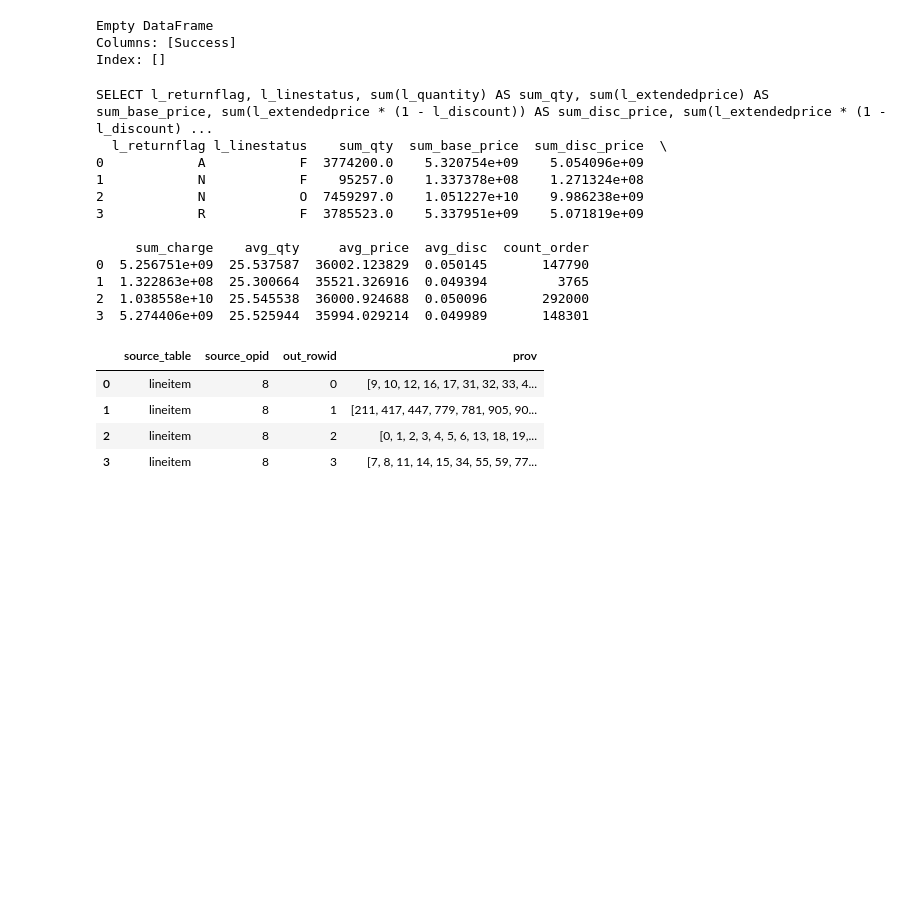
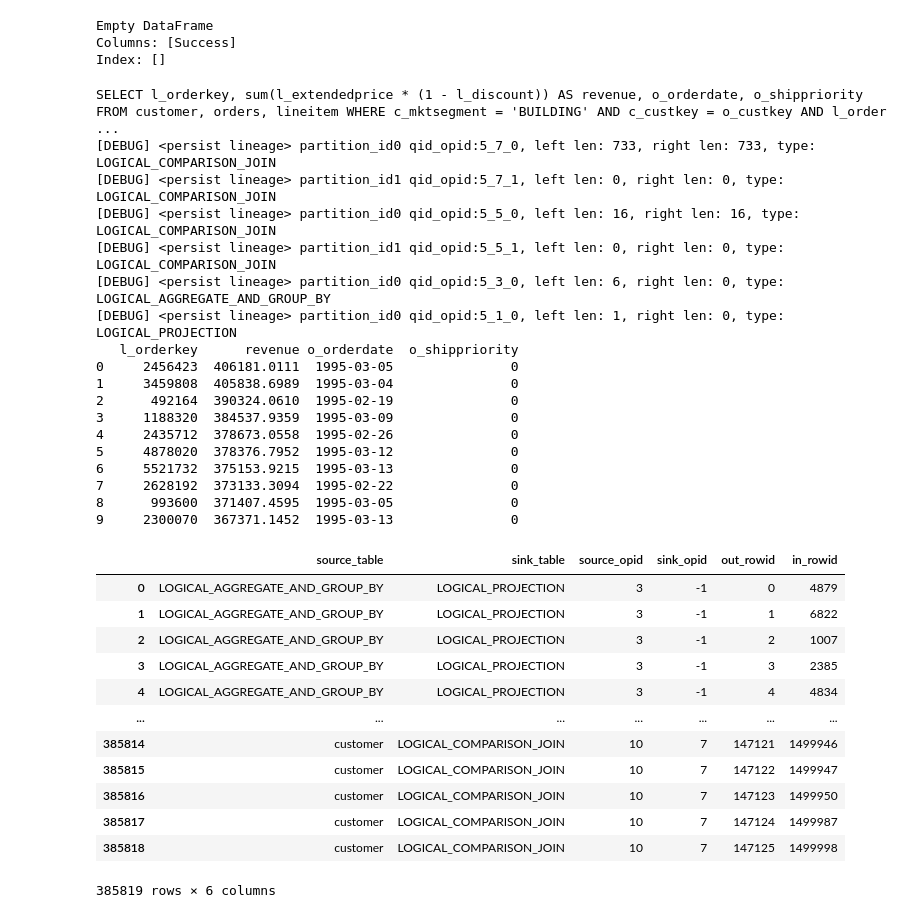
Before and after one commit to haneensa/lineage, a Jupyter notebook: scripts/lineage_api.ipynb, the cells around one changed output. Cells and saved outputs as stored; diff of their text form; code cells hidden in the pictures; blank space fills up the shorter version.

```diff
--- a/scripts/lineage_api.ipynb
+++ b/scripts/lineage_api.ipynb
@@ -64,36 +53,49 @@ Empty DataFrame
 Columns: [Success]
 Index: []
 # %%
-qid = 1
+qid = 3
 qfile = f"../queries/q{str(qid).zfill(2)}.sql"
 text_file = open(qfile, "r")
 query = text_file.read().strip()
 query = ' '.join(query.split())
 text_file.close()
 con.execute("PRAGMA threads=1")
 con.execute("PRAGMA set_debug_lineage(False)")
 con.execute("PRAGMA set_lineage(True)")
 print(query)
 print(con.execute(query).df())
 con.execute("PRAGMA set_lineage(False)")
-#lineage = con.execute("select * from global_lineage()").df()
-#print(lineage)
-con.execute(end2end_lineage).df()
+lineage = con.execute("select * from global_lineage()").df()
+lineage
 # %% [output]
-SELECT l_returnflag, l_linestatus, sum(l_quantity) AS sum_qty, sum(l_extendedprice) AS sum_base_price, sum(l_extendedprice * (1 - l_discount)) AS sum_disc_price, sum(l_extendedprice * (1 - l_discount) ...
-  l_returnflag l_linestatus    sum_qty  sum_base_price  sum_disc_price  \
-0            A            F  3774200.0    5.320754e+09    5.054096e+09
-1            N            F    95257.0    1.337378e+08    1.271324e+08
-2            N            O  7459297.0    1.051227e+10    9.986238e+09
-3            R            F  3785523.0    5.337951e+09    5.071819e+09
-
-     sum_charge    avg_qty     avg_price  avg_disc  count_order
-0  5.256751e+09  25.537587  36002.123829  0.050145       147790
-1  1.322863e+08  25.300664  35521.326916  0.049394         3765
-2  1.038558e+10  25.545538  36000.924688  0.050096       292000
-3  5.274406e+09  25.525944  35994.029214  0.049989       148301
+SELECT l_orderkey, sum(l_extendedprice * (1 - l_discount)) AS revenue, o_orderdate, o_shippriority FROM customer, orders, lineitem WHERE c_mktsegment = 'BUILDING' AND c_custkey = o_custkey AND l_order ...
+[DEBUG] <persist lineage> partition_id0 qid_opid:5_7_0, left len: 733, right len: 733, type: LOGICAL_COMPARISON_JOIN
+[DEBUG] <persist lineage> partition_id1 qid_opid:5_7_1, left len: 0, right len: 0, type: LOGICAL_COMPARISON_JOIN
+[DEBUG] <persist lineage> partition_id0 qid_opid:5_5_0, left len: 16, right len: 16, type: LOGICAL_COMPARISON_JOIN
+[DEBUG] <persist lineage> partition_id1 qid_opid:5_5_1, left len: 0, right len: 0, type: LOGICAL_COMPARISON_JOIN
+[DEBUG] <persist lineage> partition_id0 qid_opid:5_3_0, left len: 6, right len: 0, type: LOGICAL_AGGREGATE_AND_GROUP_BY
+[DEBUG] <persist lineage> partition_id0 qid_opid:5_1_0, left len: 1, right len: 0, type: LOGICAL_PROJECTION
+   l_orderkey      revenue o_orderdate  o_shippriority
+0     2456423  406181.0111  1995-03-05               0
+1     3459808  405838.6989  1995-03-04               0
+2      492164  390324.0610  1995-02-19               0
+3     1188320  384537.9359  1995-03-09               0
+4     2435712  378673.0558  1995-02-26               0
+5     4878020  378376.7952  1995-03-12               0
+6     5521732  375153.9215  1995-03-13               0
+7     2628192  373133.3094  1995-02-22               0
+8      993600  371407.4595  1995-03-05               0
+9     2300070  367371.1452  1995-03-13               0
-|  | source_table | source_opid | out_rowid | prov |
-| 0 | lineitem | 8 | 0 | [9, 10, 12, 16, 17, 31, 32, 33, 4... |
-| 1 | lineitem | 8 | 1 | [211, 417, 447, 779, 781, 905, 90... |
-| 2 | lineitem | 8 | 2 | [0, 1, 2, 3, 4, 5, 6, 13, 18, 19,... |
-| 3 | lineitem | 8 | 3 | [7, 8, 11, 14, 15, 34, 55, 59, 77... |
+|  | source_table | sink_table | source_opid | sink_opid | out_rowid | in_rowid |
+| 0 | LOGICAL_AGGREGATE_AND_GROUP_BY | LOGICAL_PROJECTION | 3 | -1 | 0 | 4879 |
+| 1 | LOGICAL_AGGREGATE_AND_GROUP_BY | LOGICAL_PROJECTION | 3 | -1 | 1 | 6822 |
+| 2 | LOGICAL_AGGREGATE_AND_GROUP_BY | LOGICAL_PROJECTION | 3 | -1 | 2 | 1007 |
+| 3 | LOGICAL_AGGREGATE_AND_GROUP_BY | LOGICAL_PROJECTION | 3 | -1 | 3 | 2385 |
+| 4 | LOGICAL_AGGREGATE_AND_GROUP_BY | LOGICAL_PROJECTION | 3 | -1 | 4 | 4834 |
+| ... | ... | ... | ... | ... | ... | ... |
+| 385814 | customer | LOGICAL_COMPARISON_JOIN | 10 | 7 | 147121 | 1499946 |
+| 385815 | customer | LOGICAL_COMPARISON_JOIN | 10 | 7 | 147122 | 1499947 |
+| 385816 | customer | LOGICAL_COMPARISON_JOIN | 10 | 7 | 147123 | 1499950 |
+| 385817 | customer | LOGICAL_COMPARISON_JOIN | 10 | 7 | 147124 | 1499987 |
+| 385818 | customer | LOGICAL_COMPARISON_JOIN | 10 | 7 | 147125 | 1499998 |
+385819 rows × 6 columns
```
Also changed, not shown: parts of 4 cells of this notebook, 8 other files.
